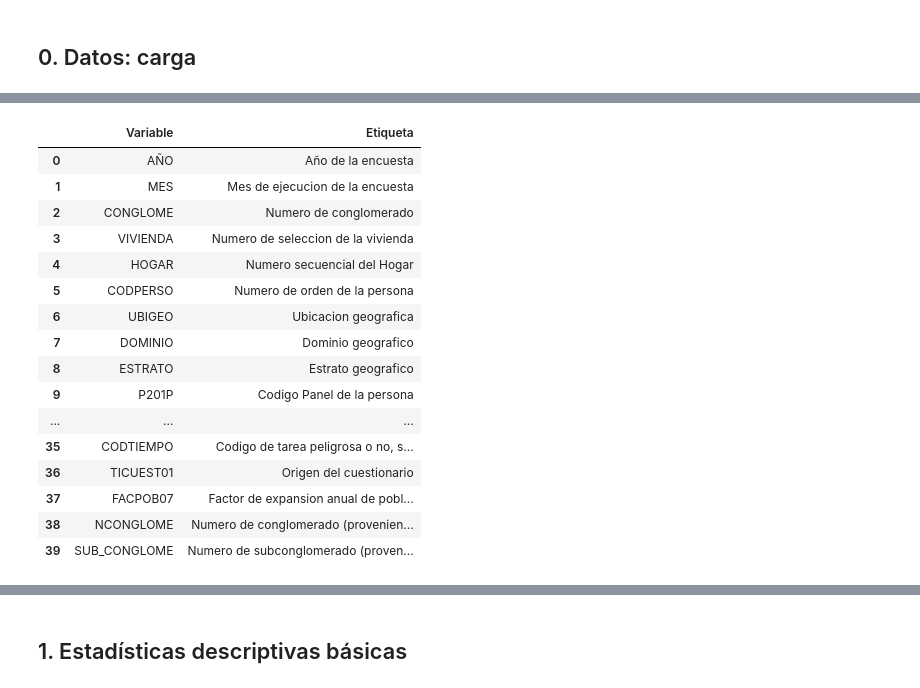
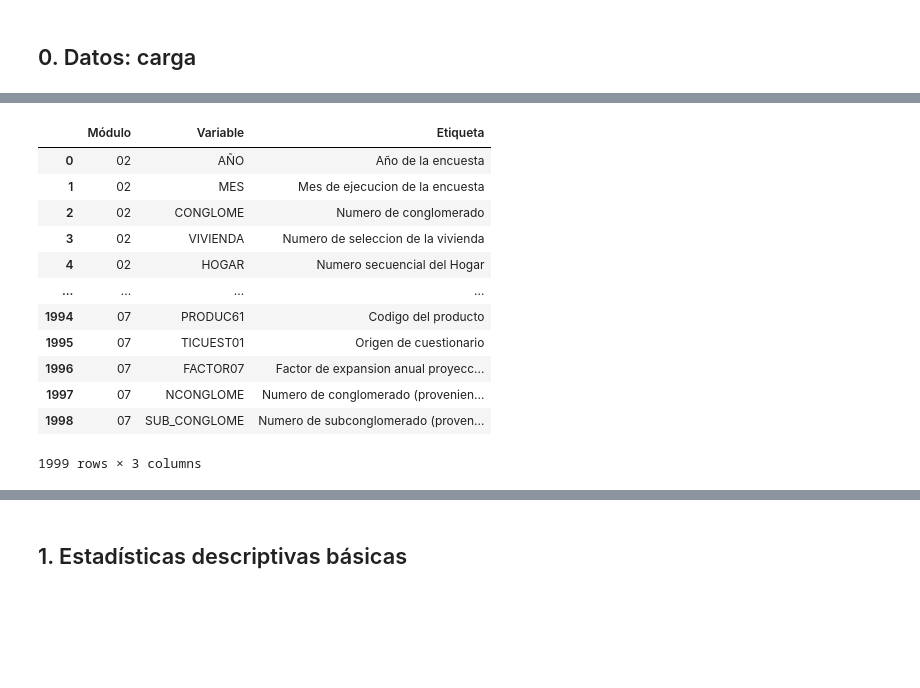
Before and after one commit to HaVi2404/Maestria_proyecto, a Jupyter notebook: notebooks/EDA.ipynb, the cells around one changed output, grey strips where cells are left out. Drawn from its saved outputs; the diff is of its cells as text; code cells hidden in the pictures; blank space fills up the shorter version.

```diff
--- a/notebooks/EDA.ipynb
+++ b/notebooks/EDA.ipynb
@@ -1,17 +12,17 @@
 # %% [markdown]
 ## 0. Datos: carga
 # %%
-import pyreadstat
-import matplotlib.pyplot as plt
-import numpy as np
-import pandas as pd
-
 mod2_2024 = "/Users/haeidyvilcapazahuaman/Documents/GitHub/Maestria_proyecto/data/raw/966-Modulo02/Enaho01-2024-200.sav"
-mod3_2024 = "/Users/haeidyvilcapazahuaman/Documents/GitHub/Maestria_proyecto/data/raw/966-Modulo03/Enaho01-2024-300.sav"
-mod5_2024 = "/Users/haeidyvilcapazahuaman/Documents/GitHub/Maestria_proyecto/data/raw/966-Modulo05/Enaho01-2024-500.sav"
+mod3_2024 = "/Users/haeidyvilcapazahuaman/Documents/GitHub/Maestria_proyecto/data/raw/966-Modulo03/Enaho01A-2024-300.sav"
+mod5_2024 = "/Users/haeidyvilcapazahuaman/Documents/GitHub/Maestria_proyecto/data/raw/966-Modulo05/Enaho01a-2024-500.sav"
 mod7_2024 = "/Users/haeidyvilcapazahuaman/Documents/GitHub/Maestria_proyecto/data/raw/966-Modulo07/Enaho01-2024-601.sav"
 
 base2024_mod2, meta2024_mod2 = pyreadstat.read_sav(mod2_2024)
 base2024_mod3, meta2024_mod3 = pyreadstat.read_sav(mod3_2024)
 base2024_mod5, meta2024_mod5 = pyreadstat.read_sav(mod5_2024)
 base2024_mod7, meta2024_mod7 = pyreadstat.read_sav(mod7_2024)
+
+logging.info(f"Dataset 1 cargado con {base2024_mod2.shape[0]} filas y {base2024_mod2.shape[1]} columnas")
+logging.info(f"Dataset 2 cargado con {base2024_mod3.shape[0]} filas y {base2024_mod3.shape[1]} columnas")
+logging.info(f"Dataset 3 cargado con {base2024_mod5.shape[0]} filas y {base2024_mod5.shape[1]} columnas")
+logging.info(f"Dataset 4 cargado con {base2024_mod7.shape[0]} filas y {base2024_mod7.shape[1]} columnas")
@@ -20,29 +64,36 @@ PyreadstatError: File /Users/haeidyvilcapazahuaman/Documents/GitHub/Maestria_pro
 # %%
-# Crear una tabla con los nombres y las etiquetas de las variables
-variables = pd.DataFrame({
-    "Variable": meta.column_names,
-    "Etiqueta": [
-        meta.column_names_to_labels.get(var, "")
-        for var in meta.column_names
-    ]
-})
+def tabla_variables(meta, modulo=None):
+    df = pd.DataFrame({
+        "Variable": meta.column_names,
+        "Etiqueta": [meta.column_names_to_labels.get(v, "") for v in meta.column_names],
+    })
+    if modulo:
+        df.insert(0, "Módulo", modulo)
+    return df
 
+# Una tabla por módulo
+# display(tabla_variables(meta2024_mod7, "07"))
+
+# Todas juntas
+variables = pd.concat([
+    tabla_variables(meta2024_mod2, "02"),
+    tabla_variables(meta2024_mod3, "03"),
+    tabla_variables(meta2024_mod5, "05"),
+    tabla_variables(meta2024_mod7, "07"),
+], ignore_index=True)
+logging.info(f"Metadata fusionada con {variables.shape[0]} filas y {variables.shape[1]} columnas")
 display(variables)
 # %% [output]
-|  | Variable | Etiqueta |
-| 0 | AÑO | Año de la encuesta |
-| 1 | MES | Mes de ejecucion de la encuesta |
-| 2 | CONGLOME | Numero de conglomerado |
-| 3 | VIVIENDA | Numero de seleccion de la vivienda |
-| 4 | HOGAR | Numero secuencial del Hogar |
-| 5 | CODPERSO | Numero de orden de la persona |
-| 6 | UBIGEO | Ubicacion geografica |
-| 7 | DOMINIO | Dominio geografico |
-| 8 | ESTRATO | Estrato geografico |
-| 9 | P201P | Codigo Panel de la persona |
-| ... | ... | ... |
-| 35 | CODTIEMPO | Codigo de tarea peligrosa o no, s... |
-| 36 | TICUEST01 | Origen del cuestionario |
-| 37 | FACPOB07 | Factor de expansion anual de pobl... |
-| 38 | NCONGLOME | Numero de conglomerado (provenien... |
-| 39 | SUB_CONGLOME | Numero de subconglomerado (proven... |
+|  | Módulo | Variable | Etiqueta |
+| 0 | 02 | AÑO | Año de la encuesta |
+| 1 | 02 | MES | Mes de ejecucion de la encuesta |
+| 2 | 02 | CONGLOME | Numero de conglomerado |
+| 3 | 02 | VIVIENDA | Numero de seleccion de la vivienda |
+| 4 | 02 | HOGAR | Numero secuencial del Hogar |
+| ... | ... | ... | ... |
+| 1994 | 07 | PRODUC61 | Codigo del producto |
+| 1995 | 07 | TICUEST01 | Origen de cuestionario |
+| 1996 | 07 | FACTOR07 | Factor de expansion anual proyecc... |
+| 1997 | 07 | NCONGLOME | Numero de conglomerado (provenien... |
+| 1998 | 07 | SUB_CONGLOME | Numero de subconglomerado (proven... |
+1999 rows × 3 columns
```
Also changed, not shown: parts of 20 cells of this notebook, 1 other file.
